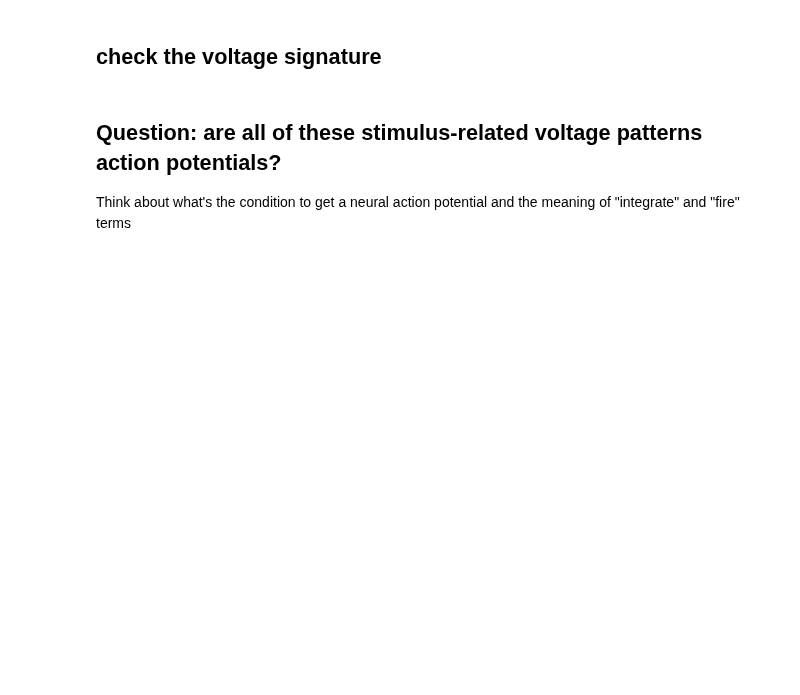
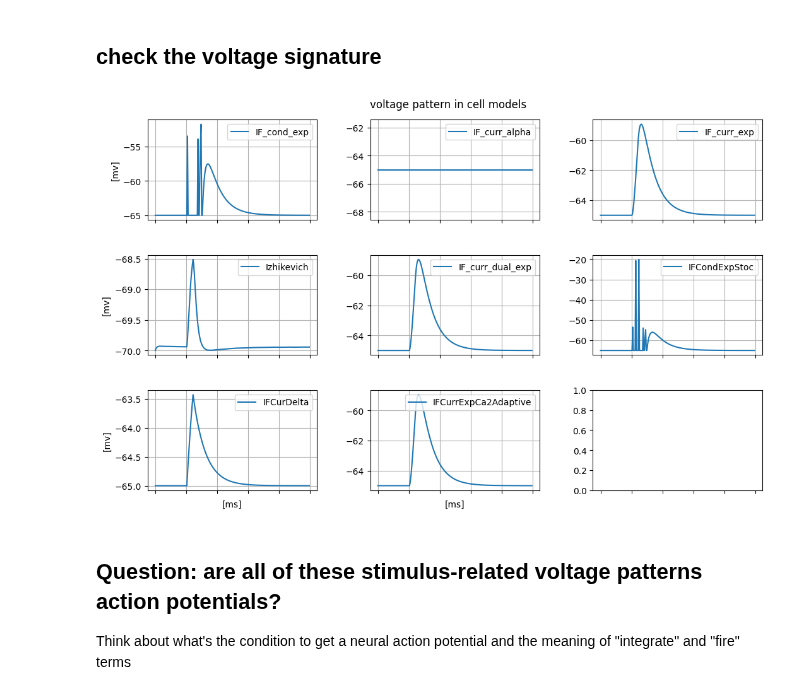
Before and after one commit to albertoarturovergani/CNT, a Jupyter notebook: notebooks/intro/eg_testing-cell-models-network.ipynb, the cells around one changed output. Saved outputs shown, nothing was run; the diff lists cells and outputs as text; code cells hidden in the pictures; blank space fills up the shorter version.

```diff
--- a/notebooks/intro/eg_testing-cell-models-network.ipynb
+++ b/notebooks/intro/eg_testing-cell-models-network.ipynb
@@ -111,7 +120,7 @@ pops.keys()
 # %%
 projs = {}
 
-for i in range(9):
+for i in range(8):
     projs['thalamus', 'model_' + str(i)] = sim.Projection(
                                     pops['thalamus'],
                                     pops['model_' + str(i)],
@@ -138,7 +167,7 @@ toc = time.time() - tic
 
 outputs = {}
 
-for i in range(9):
+for i in range(8):
     outputs['model_' + str(i)] = pops['model_' + str(i)].get_data()
     for recording in ['v', 'gsyn_inh', 'gsyn_exc', 'spikes']:
         pops['model_' + str(i)].write_data(f'{saveName}-{recording}.pkl')
@@ -169,29 +208,31 @@ results.keys()
 # %%
 %matplotlib inline
 
 fig, axes = plt.subplots(3, 3, sharex=True, sharey=False, figsize=(11,7))
 fig.tight_layout(pad=3)
 fig.suptitle('voltage pattern in cell models')
 labels=['IF_cond_exp','IF_curr_alpha',
         'IF_curr_exp','Izhikevich',
         'IF_curr_dual_exp', 'IFCondExpStoc',
         'IFCurDelta', 'IFCurrExpCa2Adaptive', 'Izhikevich_cond']
 
 axes_list = axes.flatten()
 idx = 0
-for i in range(9):
+for i in range(8):
     im = axes_list[i].plot(results['model_' + str(i), 'v'], label=labels[i])
     axes_list[i].set_xticklabels([])
     axes_list[i].grid(which='both')
     if i==0 or i==3 or i==6:
         axes_list[i].set_ylabel('[mv]')
     if i==6 or i==7 or i==8:
         axes_list[i].set_xlabel('[ms]')
-    axes_list[i].axhline(y=-55, label='action potential threshold', color='r', alpha=0.5)
+    #axes_list[i].axhline(y=-55, label='action potential threshold', color='r', alpha=0.5)
     axes_list[i].legend(loc='upper right')
 
 
 fig.savefig(f'{saveName}.jpeg', dpi=70, bbox_inches='tight', facecolor='white')
+# %% [output]
+[figure, added]
 # %%
 # end simulation
 
```
Also changed, not shown: parts of 8 cells of this notebook, 44 other files.
